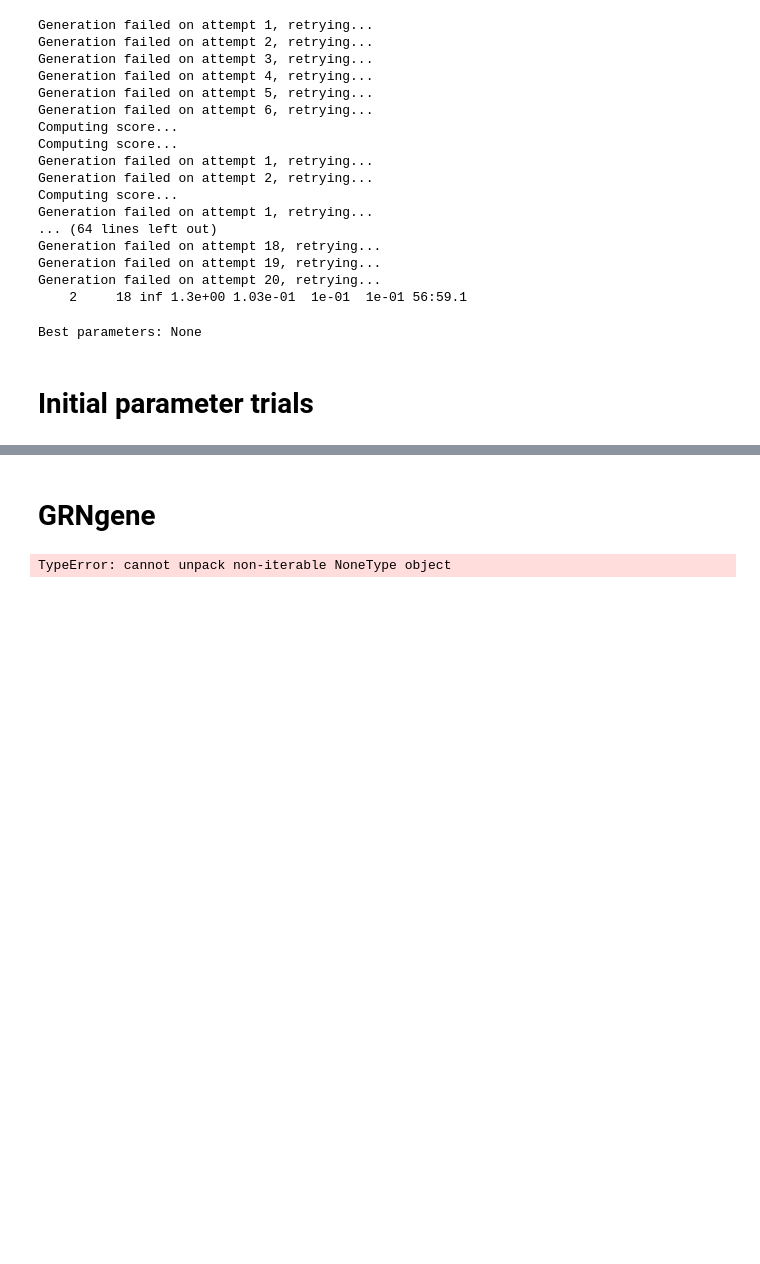
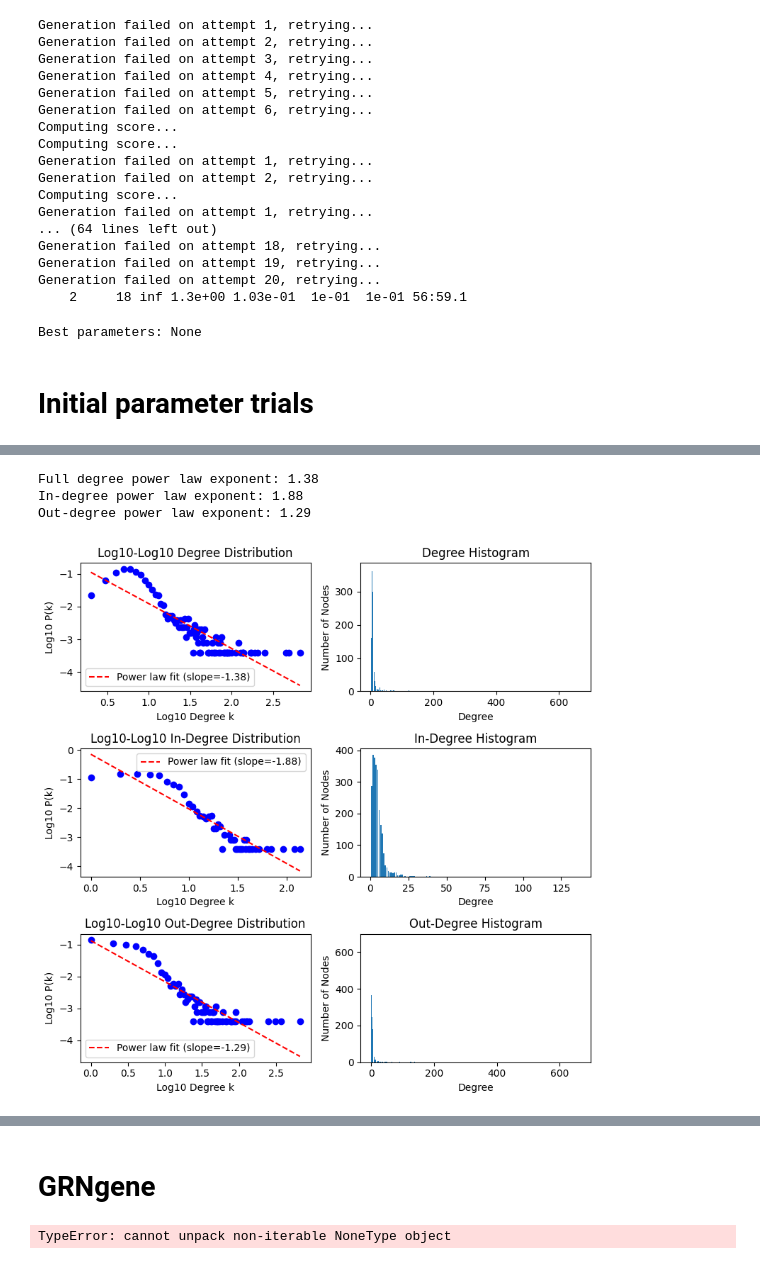
Before and after one commit to TLAlex/GRNgene, a Jupyter notebook: grngene/GRNgene/notebooks/optimization/optimization_hsapiens.ipynb, the cells around one changed output, grey strips where cells are left out. Cells and saved outputs as stored; diff of their text form; code cells hidden in the pictures; blank space fills up the shorter version.

```diff
--- a/grngene/GRNgene/notebooks/optimization/optimization_hsapiens.ipynb
+++ b/grngene/GRNgene/notebooks/optimization/optimization_hsapiens.ipynb
@@ -409,0 +522,7 @@ Generation failed on attempt 3, retrying...
+# %%
+plot_degrees_log10(G_lfr_directed[0], plot_fit=True)
+# %% [output]
+Full degree power law exponent: 1.38
+In-degree power law exponent: 1.88
+Out-degree power law exponent: 1.29
+[figure, added]
```
Also changed, not shown: parts of 6 cells of this notebook, 15 other files.
